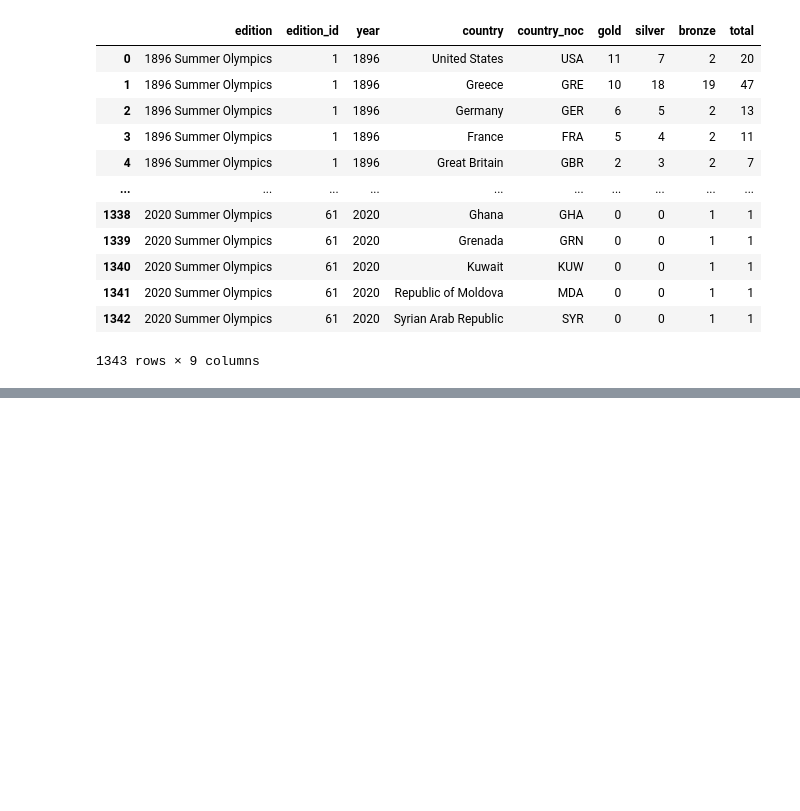
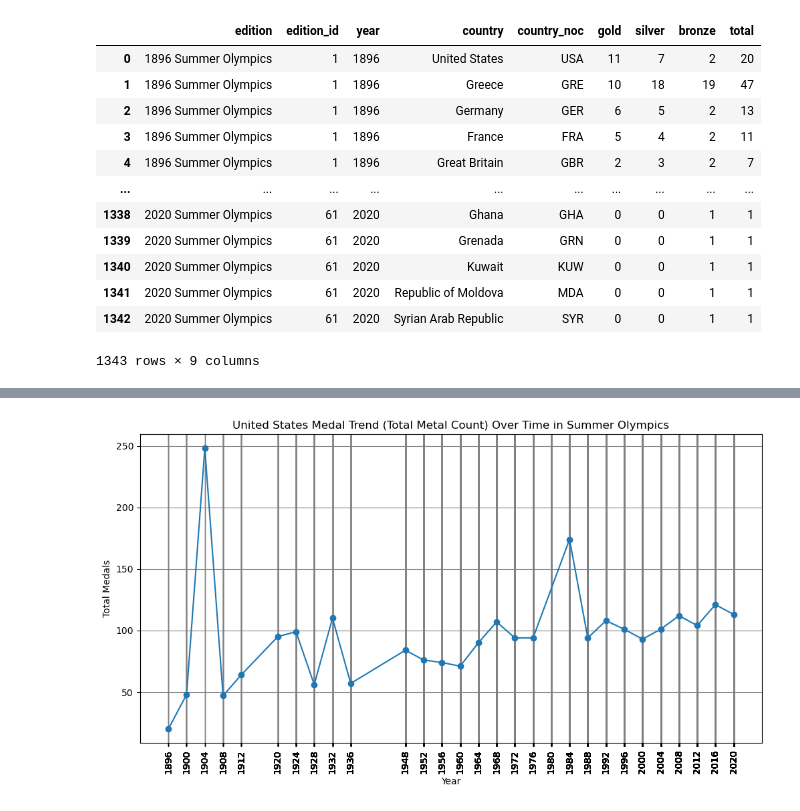
Before and after one commit to tristanpadiou/Group-Project-1, a Jupyter notebook: Olympics_Tally.ipynb, the cells around one changed output, grey strips where cells are left out. Cells and saved outputs as stored; diff of their text form; code cells hidden in the pictures; blank space fills up the shorter version.

```diff
--- a/Olympics_Tally.ipynb
+++ b/Olympics_Tally.ipynb
@@ -160,4 +221,4 @@ plt.show()
 # %%
 # number of metals USA has won in each of the summer games
-USA_summer_medal_trend = summer_tally[summer_tally['country'] == 'United States'].set_index('year')['total']
+USA_summer_medal_trend = summer_tally[summer_tally['country'] == 'United States'].set_index('year')['country_total']
 USA_summer_medal_trend
@@ -164,3 +243,11 @@ USA_summer_medal_trend
+# %%
+# Trend of US metal in summer Olympics over time
+USA_summer_medal_trend.plot(kind='line', marker='o', figsize=(12, 6), title='United States Medal Trend (Total Metal Count) Over Time in Summer Olympics', ylabel='Total Medals', xlabel='Year')
+plt.grid(color='gray')
+plt.xticks(summer_tally['year'], rotation=90)
+plt.show()
+# %% [output]
+[figure, added]
 # %%
 # Trend of US metal in summer Olympics over time
 USA_summer_medal_trend.plot(kind='line', marker='o', figsize=(12, 6), title='United States Medal Trend Over Time in Summer Olympics', ylabel='Total Medals', xlabel='Year')
```
Also changed, not shown: parts of 13 cells of this notebook.
